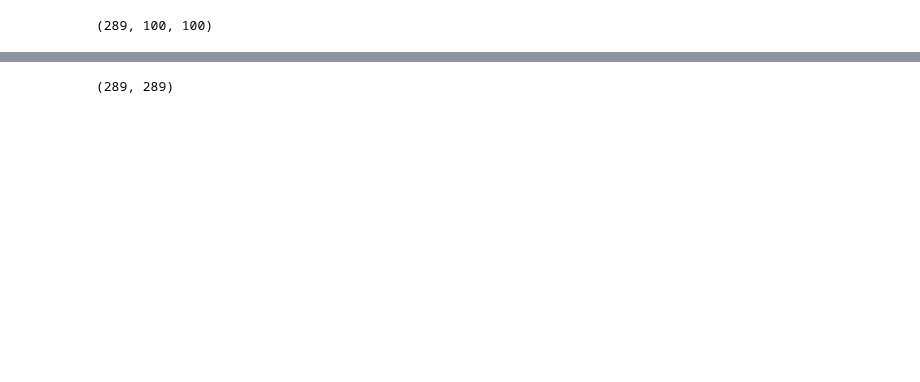
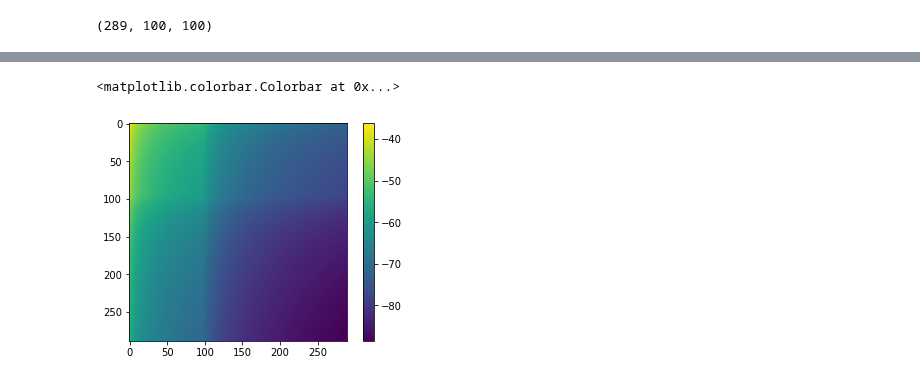
Before and after one commit to VMBoehm/postlimber, a Jupyter notebook: notebooks/PostBornTerms without Limber.ipynb, the cells around one changed output, grey strips where cells are left out. Cells and saved outputs as stored; diff of their text form; code cells hidden in the pictures; blank space fills up the shorter version.

Commit message:
Vanessas MA matrices and non-Limber post born notebook

```diff
--- a/notebooks/PostBornTerms without Limber.ipynb
+++ b/notebooks/PostBornTerms without Limber.ipynb
@@ -27,10 +28,27 @@ Adding Term 1 and 2 with trick from Krause & Hirata:
 $\int_{\vec{l}} [\vec{L}\cdot  (\vec{L}+\vec{l})] [\vec{l}\cdot (\vec{L}+\vec{l})]^2 [M^{A}( |\vec{L}+\vec{l}|,l)-\tilde{M}^{A}(L,l)] +  \left[\int_{\vec{l}} [\vec{L}\cdot  (\vec{L}+\vec{l})] [\vec{l}\cdot (\vec{L}+\vec{l})]^2-L^2[\vec{L}\cdot \vec{l}]^2\right] \tilde{M}^{A}(L,l)$
 # %%
 # naming corresponds to order of axes
-#clpsidelta = np.load('../G_matrices/clphidelta.npy')
+cldeltapsi = np.load('../G_matrices/cldeltapsi.npy')
 clphidelta = np.load('../G_matrices/clphidelta.npy')
 clphiphi   = np.load('../G_matrices/clphiphi_parallel.npy')
 clphipsi   = np.load('../G_matrices/clphipsi.npy')
 print(clpd.shape)
 # %% [output]
 (289, 100, 100)
+# %%
+cl_phiphi_diag= np.zeros((len(ell_),len(t_)))
+for ii in range(len(t_)):
+    cl_phiphi_diag[:,ii]=clphiphi[:,ii,ii]
+
+cl_phiphi_diag1  = np.zeros((len(ell_),len(t_),len(t_)))
+for nn in range(len(ell_)):
+    cl_phiphi_diag1[nn]  = np.asarray([cl_phiphi_diag[nn] for ii in range(len(t_))])
+cl_phiphi_diag2 = np.swapaxes(cl_phiphi_diag1,1,2)
+
+print(cl_phiphi_diag1[:,:,0]-cl_phiphi_diag2[:,0,:])
+#cl_phiphi_diag1(l) changes along last axis (=r2d)
+print(cl_phiphi_diag1[:,0]-cl_phiphi_diag1[:,1])
+print(r2d[0]-r2d[1])
+#cl_phiphi_diag2(l) changes along first axis (t2d)
+print(cl_phiphi_diag2[:,:,0]-cl_phiphi_diag2[:,:,1])
+print(t2d[:,0]-t2d[:,1])
@@ -41,8 +77,8 @@ for ii in range(len(ell_)):
     for jj in range(len(ell_)):
         clprod1[ii][jj] = clphipsi[ii]*clphiphi[jj]
 # %%
-# clpd*clpp, first axis is chi' second is chi
+# cldeltapsi*clpp, first axis is chi' second is chi
 clprod2 = np.zeros((len(ell_),len(ell_),len(t_),len(t_)))
 for ii in range(len(ell_)):
     for jj in range(len(ell_)):
-        clprod2[ii][jj] = clphidelta[ii]*clphiphi[jj]
+        clprod2[ii][jj] = cldeltapsi[ii]*clphiphi[jj]
@@ -52,14 +94,22 @@ bin_num = 'all'
 
 def lensing_kernel(xi, xmax):
     return (xmax - xi)/(xmax*xi) * (xmax > xi)
-
-#r2d goes with phi,phi
-#t2d goes with delta/psi
+kernel2 = gal_clus(dNdz_LSST,constant_bias,bin_num)
+#r2d goes with first axis = delta phi
+#t2d goes with second axis = phi phi
 r2d, t2d = np.meshgrid(t_,t_)
 w11, w12 = np.meshgrid(w1,w1)
 
-kernel2 = gal_clus(dNdz_LSST,constant_bias,bin_num)
-res = np.sum(clprod2*lensing_kernel(r2d*chi_cmb,chi_cmb)*kernel2(t2d*chi_cmb)*t2d*chi_cmb*w11*w12, axis =(2,3))
-res.shape
+kernel_axis1 = lensing_kernel(r2d*t2d*chi_cmb,chi_cmb)
+kernel_axis0 = kernel2(r2d*chi_cmb)
+
+res = np.sum(clprod2*(r2d*chi_cmb)*chi_cmb*w11*w12*kernel_axis1*kernel_axis0, axis =(2,3))
+MA  = RectBivariateSpline(ell_,ell_,res)
+np.save('../M_matrices/MA_matrix_bin_%s'%str(bin_num),res)
+np.save('../M_matrices/MA_slpine_bin_%s'%str(bin_num),MA)
-# %% [output]
-(289, 289)
+# %%
+plt.imshow(np.log(MA(ell_,ell_)))
+plt.colorbar()
+# %% [output]
+<matplotlib.colorbar.Colorbar at 0x...>
+[figure, added]
```
Also changed, not shown: parts of 12 cells of this notebook, 5 other files.
